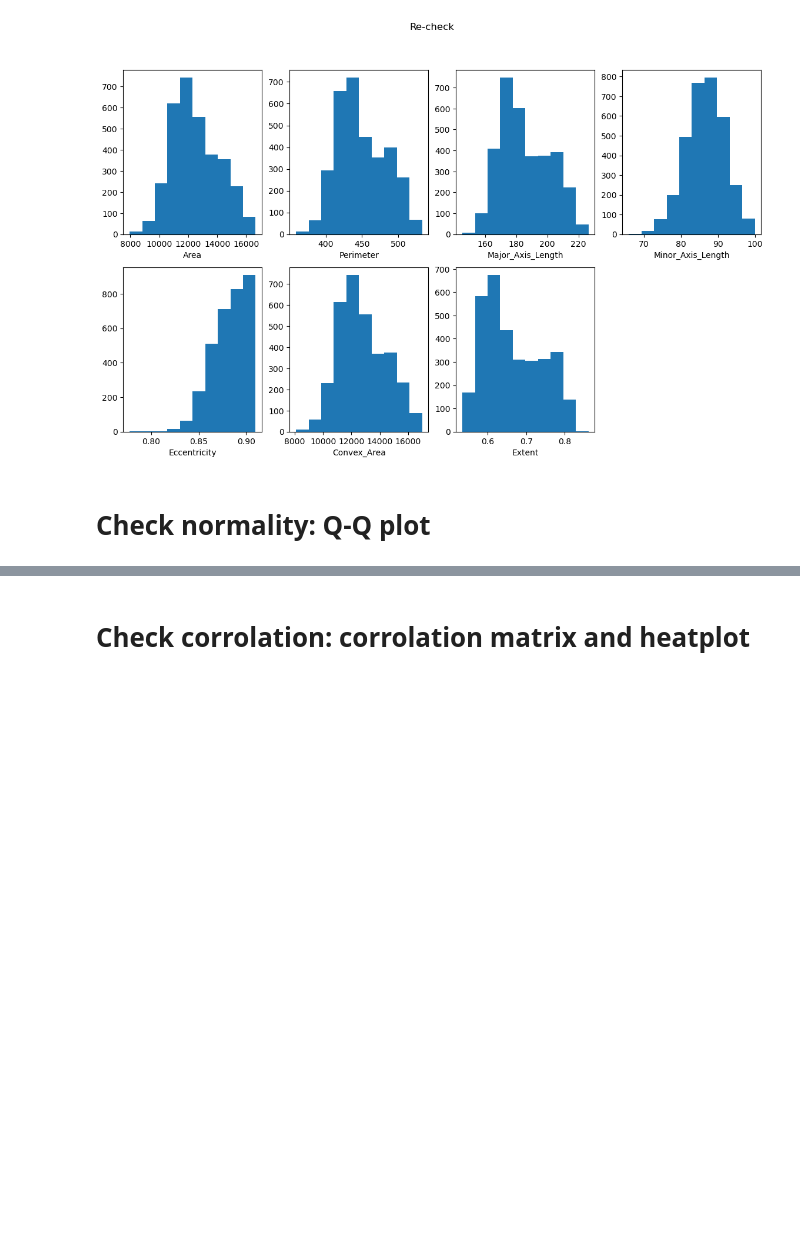
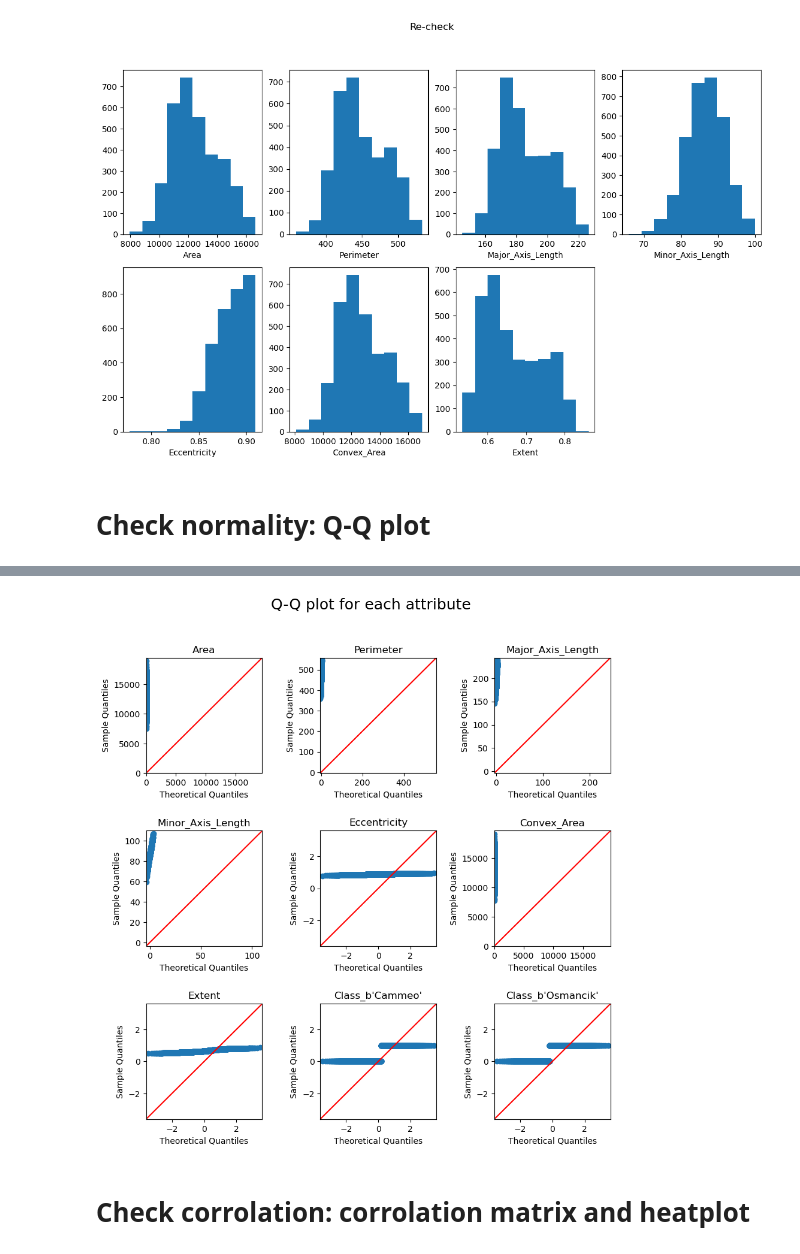
Before and after one commit to dzzz707/02450project1-group66, a Jupyter notebook: group66.ipynb, the cells around one changed output, grey strips where cells are left out. Saved outputs shown, nothing was run; the diff lists cells and outputs as text; code cells hidden in the pictures; blank space fills up the shorter version.

Commit message:
QQ plot part finished!

```diff
--- a/group66.ipynb
+++ b/group66.ipynb
@@ -124,0 +124,5 @@ plt.show
+# %%
+# Zhong writes his code here
+# do one-out-of-K encoding for the attribute "Class"
+data_coded = pd.get_dummies(data, columns=["Class"])
+data_coded.head()
@@ -125,3 +136,19 @@ plt.show
+# %%
+# check the normality of each attribute using q-q plot
+fig, ax = plt.subplots(3,3,figsize=(10,10))
+for i in range(0,9):
+    row_index = i//3
+    col_index = i%3
+    ax_temp = ax[row_index,col_index]
+    fig_qq = sm.qqplot(data_coded.iloc[:, i], line='45', ax=ax_temp)
+    ax_temp.set_title(data_coded.columns[i])
+fig.subplots_adjust(left=None, bottom=None, right=None, top=None, wspace=0.5, hspace=0.5)
+fig.suptitle("Q-Q plot for each attribute",fontsize=18)
+plt.show()
+save_path_qq = "../project1_data/qq_plot.png"
+fig.savefig(save_path_qq)
+# %% [output]
+[figure, added]
 # %% [markdown]
 # Check corrolation: corrolation matrix and heatplot
 # %%
```
Also changed, not shown: parts of 3 cells of this notebook.
